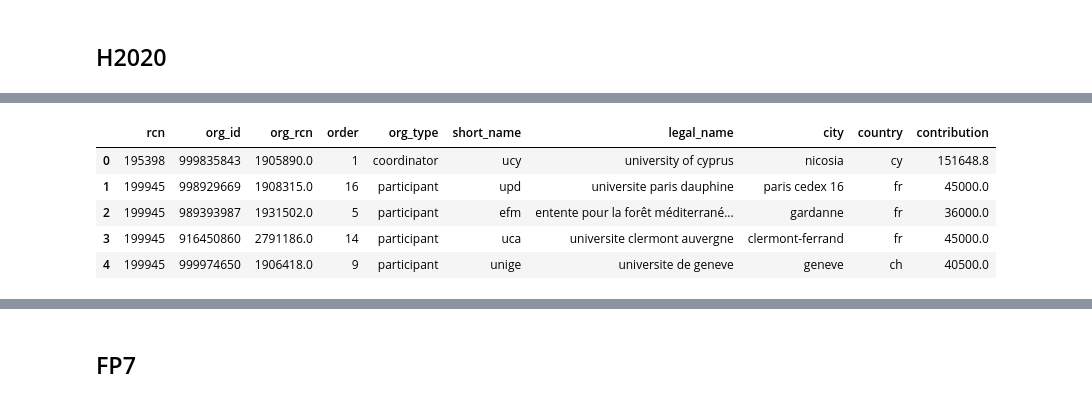
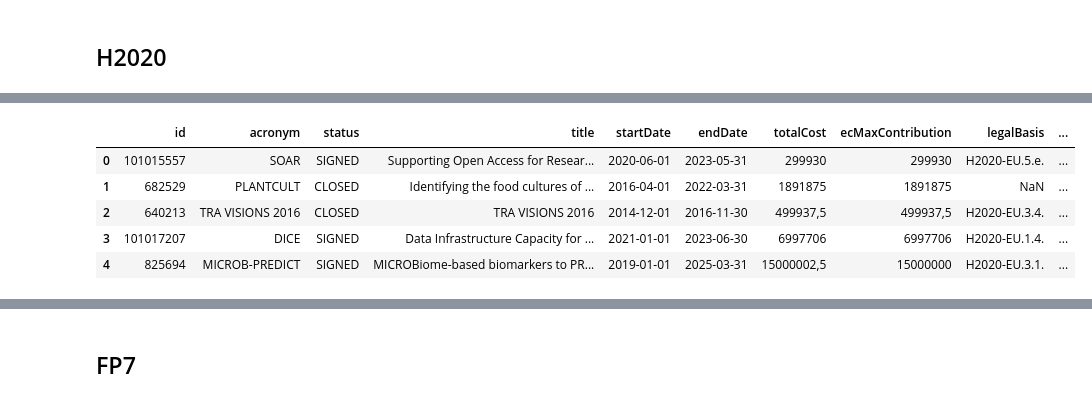
Before and after one commit to andremann/proj-net, a Jupyter notebook: notebooks/02-Network-analysis.ipynb, the cells around one changed output, grey strips where cells are left out. Saved outputs shown, nothing was run; the diff lists cells and outputs as text; code cells hidden in the pictures.

```diff
--- a/notebooks/02-Network-analysis.ipynb
+++ b/notebooks/02-Network-analysis.ipynb
@@ -36,12 +46,10 @@ h2020_projects.head()
-# %%
-h2020_organisations = pd.read_csv('../data/processed/h2020-organisations.csv', delimiter='\t', header=None)
-h2020_organisations.columns = ['rcn', 'org_id', 'org_rcn', 'order', 'org_type',
-                               'short_name', 'legal_name', 'city', 'country', 'contribution']
-h2020_organisations.head()
-# %% [output]
-|  | rcn | org_id | org_rcn | order | org_type | short_name | legal_name | city | country | contribution |
-| 0 | 195398 | 999835843 | 1905890.0 | 1 | coordinator | ucy | university of cyprus | nicosia | cy | 151648.8 |
-| 1 | 199945 | 998929669 | 1908315.0 | 16 | participant | upd | universite paris dauphine | paris cedex 16 | fr | 45000.0 |
-| 2 | 199945 | 989393987 | 1931502.0 | 5 | participant | efm | entente pour la forêt méditerrané... | gardanne | fr | 36000.0 |
-| 3 | 199945 | 916450860 | 2791186.0 | 14 | participant | uca | universite clermont auvergne | clermont-ferrand | fr | 45000.0 |
-| 4 | 199945 | 999974650 | 1906418.0 | 9 | participant | unige | universite de geneve | geneve | ch | 40500.0 |
+# %%
+h2020_projects = pd.read_csv('../data/raw/cordis-h2020projects-csv/csv/project.csv', delimiter=';')
+h2020_projects.head()
+# %% [output]
+|  | id | acronym | status | title | startDate | endDate | totalCost | ecMaxContribution | legalBasis | ... |
+| 0 | 101015557 | SOAR | SIGNED | Supporting Open Access for Resear... | 2020-06-01 | 2023-05-31 | 299930 | 299930 | H2020-EU.5.e. | ... |
+| 1 | 682529 | PLANTCULT | CLOSED | Identifying the food cultures of ... | 2016-04-01 | 2022-03-31 | 1891875 | 1891875 | NaN | ... |
+| 2 | 640213 | TRA VISIONS 2016 | CLOSED | TRA VISIONS 2016 | 2014-12-01 | 2016-11-30 | 499937,5 | 499937,5 | H2020-EU.3.4. | ... |
+| 3 | 101017207 | DICE | SIGNED | Data Infrastructure Capacity for ... | 2021-01-01 | 2023-06-30 | 6997706 | 6997706 | H2020-EU.1.4. | ... |
+| 4 | 825694 | MICROB-PREDICT | SIGNED | MICROBiome-based biomarkers to PR... | 2019-01-01 | 2025-03-31 | 15000002,5 | 15000000 | H2020-EU.3.1. | ... |
```
Also changed, not shown: parts of 44 cells of this notebook.
